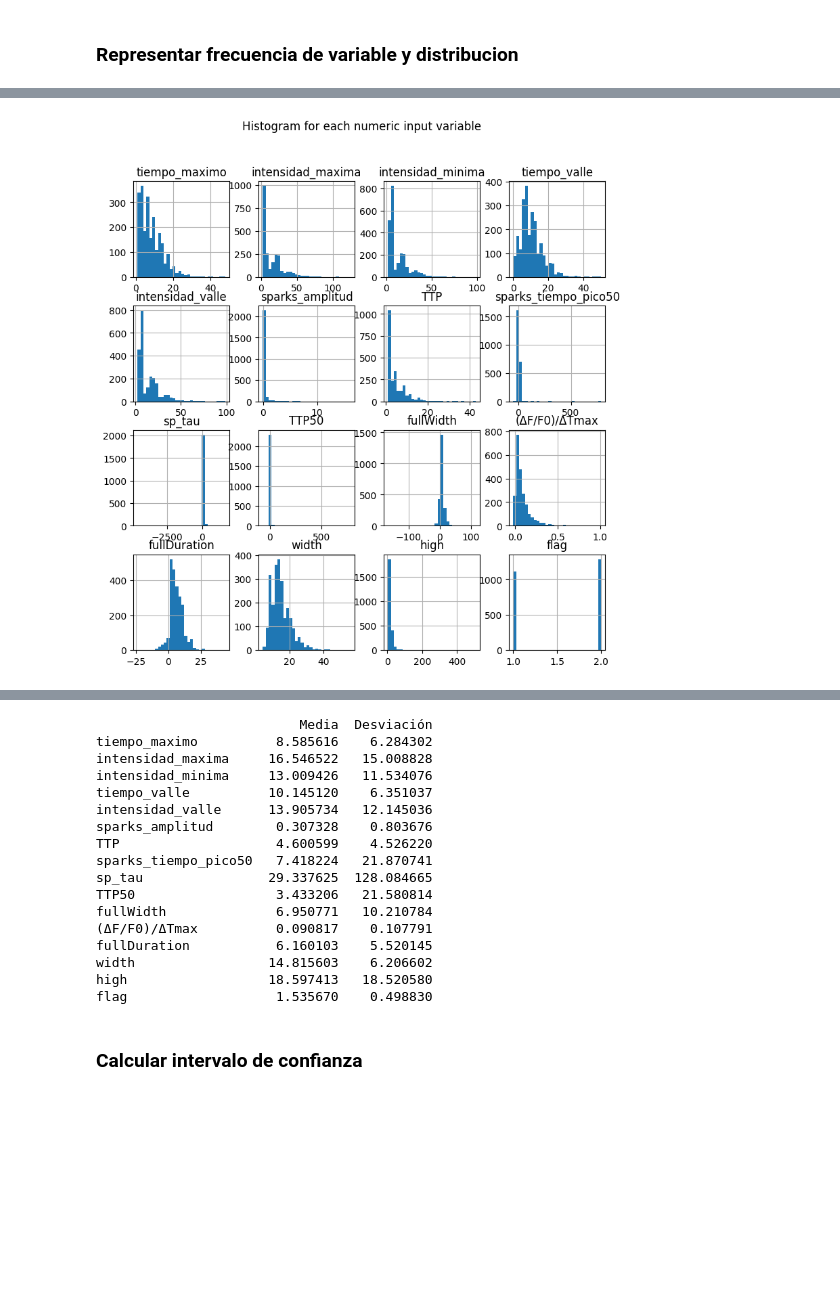
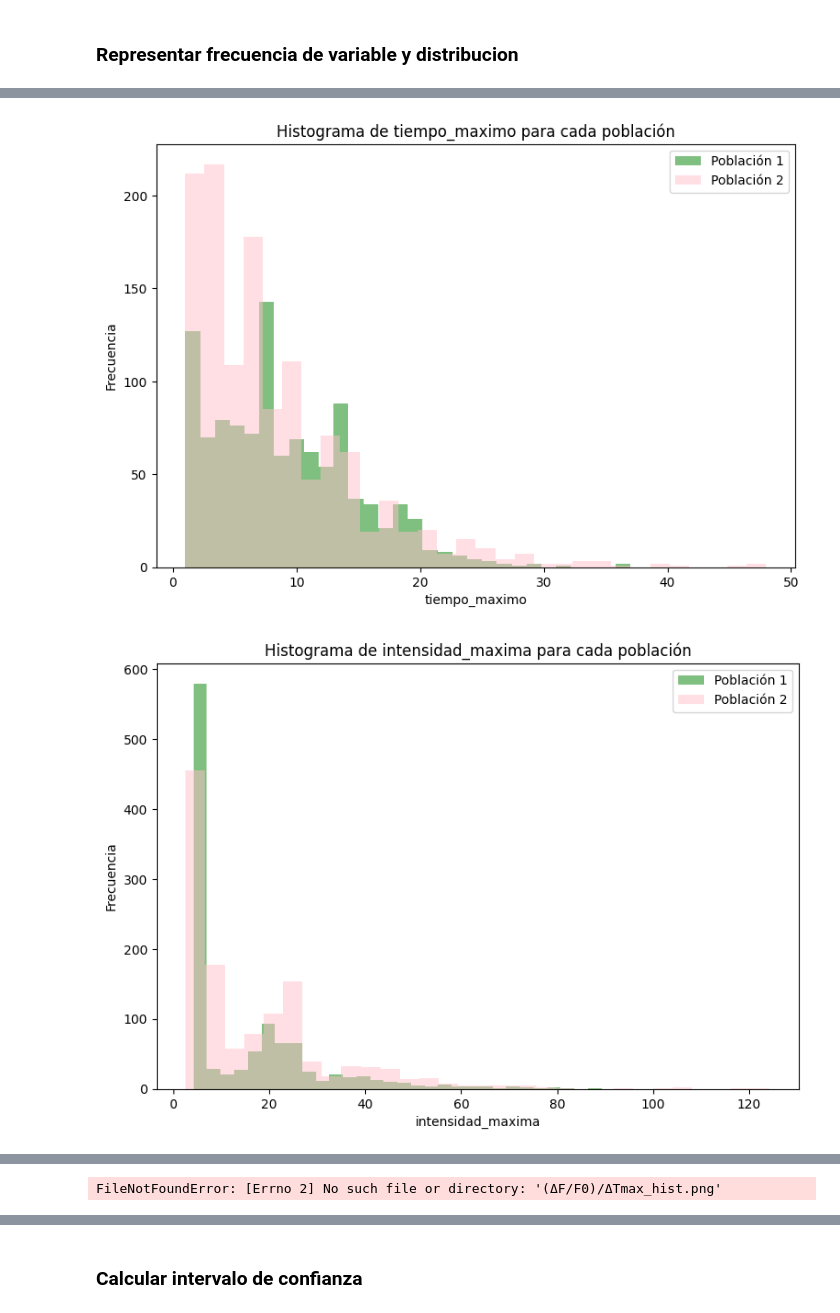
Before and after one commit to macarenaalga/trabajo_final, a Jupyter notebook: pipeline_trabajofinal.ipynb, the cells around one changed output, grey strips where cells are left out. Cells and saved outputs as stored; diff of their text form; code cells hidden in the pictures; blank space fills up the shorter version.

```diff
--- a/pipeline_trabajofinal.ipynb
+++ b/pipeline_trabajofinal.ipynb
@@ -81,11 +209,3 @@ flag                                  0.324761
 # %%
 import scipy.stats as stats
 from scipy.stats import normaltest
-# %%
-# Realizar el test de distribución para cada columna
-for columna in df.columns:
-    _, p_value = normaltest(df[columna])
-    if p_value < 0.05:
-        print(f"La columna {columna} no sigue una distribución normal")
-    else:
-        print(f"La columna {columna} sigue una distribución normal")
@@ -109,10 +318,31 @@ La columna flag no sigue una distribución normal
 # %%
 import matplotlib.pyplot as plt
 import seaborn as sns
 import pylab as pl
-df.hist(bins=30, figsize=(9,9)) #obtener histograma para ver la distribucion de cada una de las variables
-pl.suptitle("Histogram for each numeric input variable")#titulo de los graficos
-plt.savefig('fruits_hist') #para guardar imagenes de los graficos
-plt.show()#mostrar los graficos
+
+# Paso 1: Crear las dos poblaciones según el criterio de la columna "flag"
+poblacion1 = df[df['flag'] == 1]
+poblacion2 = df[df['flag'] == 2]
+
+# Paso 2: Generar histogramas separados por población para cada columna
+for columna in df.columns:
+    if columna == 'flag':
+        continue  # Saltar la columna "flag"
+
+    plt.figure(figsize=(9, 6))
+    plt.hist(poblacion1[columna], bins=30, alpha=0.5, label='Población 1', color='green')
+    plt.hist(poblacion2[columna], bins=30, alpha=0.5, label='Población 2', color='pink')
+    plt.xlabel(columna)
+    plt.ylabel('Frecuencia')
+    plt.title(f'Histograma de {columna} para cada población')
+    plt.legend()
+    plt.savefig(f'{columna}_hist')  # Guardar imagen del histograma
+    plt.show()
+
+#df.hist(bins=30, figsize=(9,9)) #obtener histograma para ver la distribucion de cada una de las variables
+#pl.suptitle("Histogram for each numeric input variable")#titulo de los graficos
+#plt.savefig('fruits_hist') #para guardar imagenes de los graficos
+#plt.show()#mostrar los graficos
 # %% [output]
-[figure, old version]
+[figure, new version]
+[figure, added]
@@ -118,0 +358 @@ plt.show()#mostrar los graficos
+FileNotFoundError: [Errno 2] No such file or directory: '(ΔF/F0)/ΔTmax_hist.png'
@@ -123,31 +360,2 @@ import scipy.stats as stats
-# %%
-means = np.mean(df, axis=0)
-
-# Calcular la desviación estándar de cada columna
-stds = np.std(df, axis=0, ddof=1)
-
-# Crear un nuevo DataFrame con los resultados
-result_df = pd.DataFrame({'Media': means, 'Desviación': stds})
-
-# Imprimir el nuevo DataFrame
-print(result_df)
-# %% [output]
-                          Media  Desviación
-tiempo_maximo          8.585616    6.284302
-intensidad_maxima     16.546522   15.008828
-intensidad_minima     13.009426   11.534076
-tiempo_valle          10.145120    6.351037
-intensidad_valle      13.905734   12.145036
-sparks_amplitud        0.307328    0.803676
-TTP                    4.600599    4.526220
-sparks_tiempo_pico50   7.418224   21.870741
-sp_tau                29.337625  128.084665
-TTP50                  3.433206   21.580814
-fullWidth              6.950771   10.210784
-(ΔF/F0)/ΔTmax          0.090817    0.107791
-fullDuration           6.160103    5.520145
-width                 14.815603    6.206602
-high                  18.597413   18.520580
-flag                   1.535670    0.498830
 # %% [markdown]
 ### Calcular intervalo de confianza
```
Also changed, not shown: parts of 23 cells of this notebook, 11 other files.
